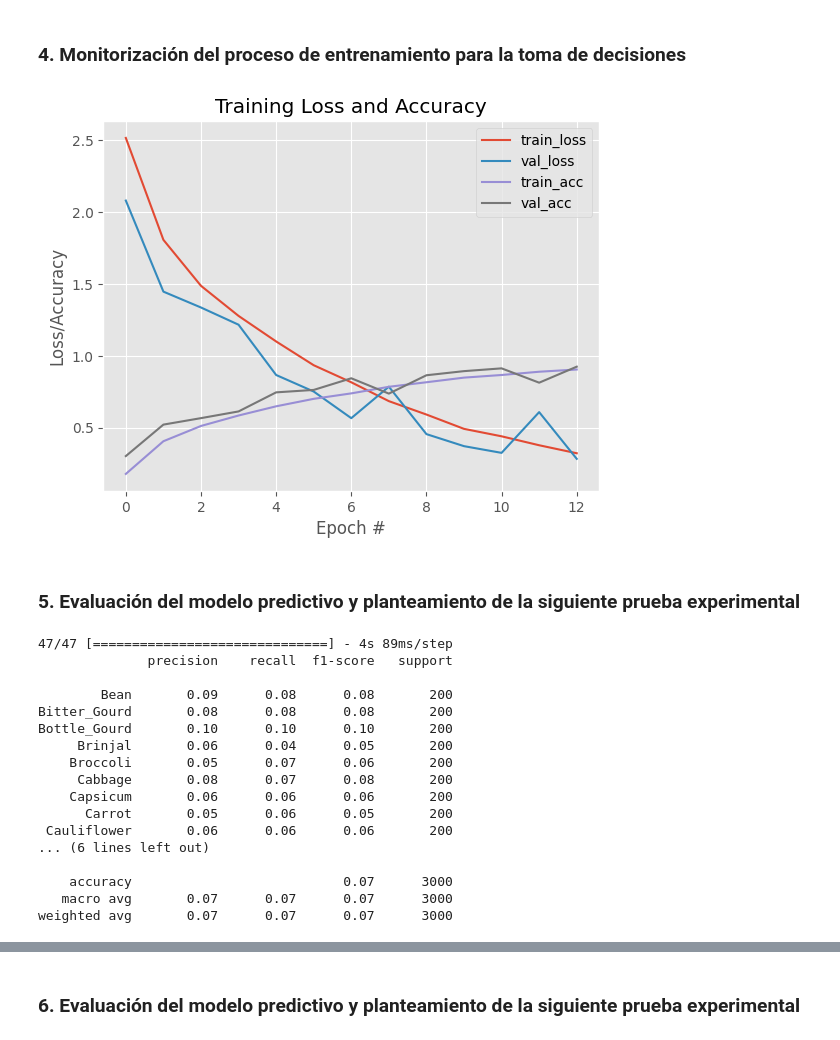
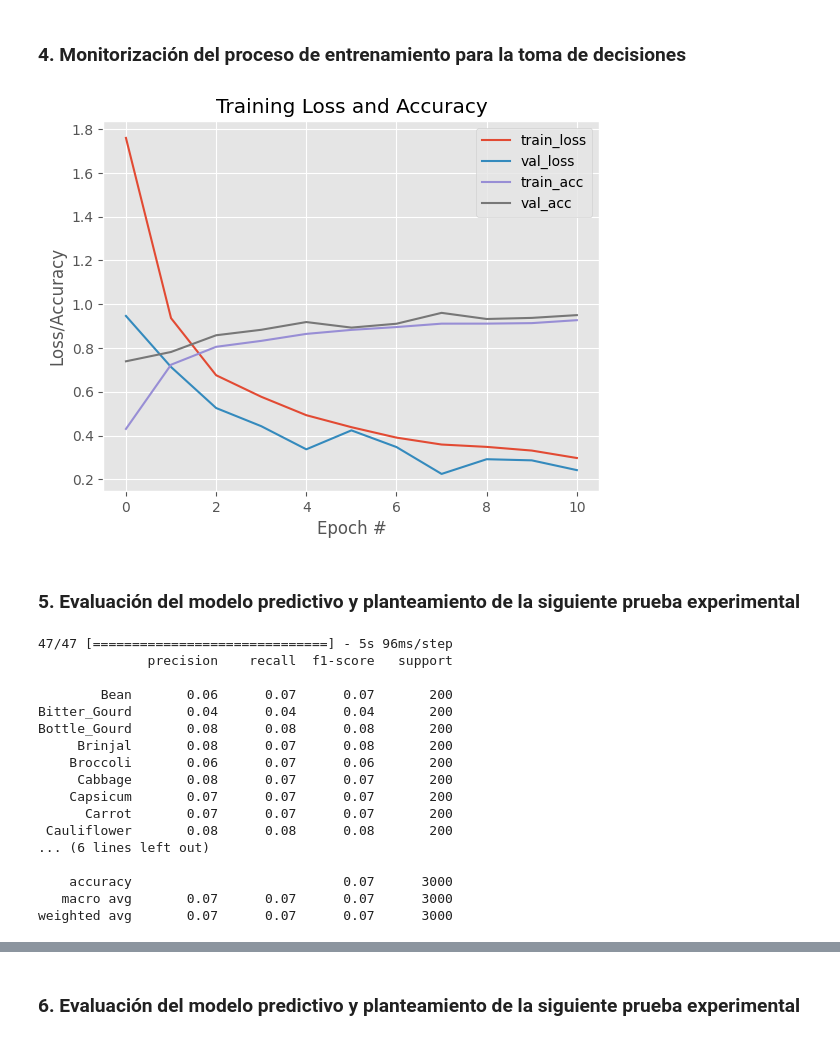
Before and after one commit to astrd/07_Redes_Neuronales, a Jupyter notebook: Proyecto_RN_PabloCegarra.ipynb, the cells around one changed output, grey strips where cells are left out. Cells and saved outputs as stored; diff of their text form; code cells hidden in the pictures.

```diff
--- a/Proyecto_RN_PabloCegarra.ipynb
+++ b/Proyecto_RN_PabloCegarra.ipynb
@@ -136,11 +136,11 @@ from tensorflow.keras.callbacks import EarlyStopping
 
 
 # Definir el factor de regularización de peso
-reg_factor = 0.0001
+reg_factor = 0.001
 # Definir la tasa de dropout
-dropout_rate = 0.0
+dropout_rate = 0.2
 # Definir la tasa de aprendizaje
-learning_rate = 0.01
+learning_rate = 0.001
 
 # Crear el modelo
 model = Sequential()
@@ -164,6 +164,8 @@ model.add(layers.Dense(15,activation='softmax'))
 
 # Definir el optimizador con la tasa de aprendizaje
 optimizer = optimizers.SGD(learning_rate)
+optimizer = optimizers.Adam(learning_rate)
+
 
 # Compilar el modelo
 model.compile(optimizer=optimizer, loss='categorical_crossentropy', metrics=['accuracy'])
@@ -239,9 +241,9 @@ def pintarGrafica(epocas, modelo):
   plt.ylabel("Loss/Accuracy")
   plt.legend()
 # %%
-pintarGrafica(13, history)
+pintarGrafica(11, history)
 # %% [output]
-[figure, old version]
+[figure, new version]
 # %% [markdown]
 ### **5. Evaluación del modelo predictivo y planteamiento de la siguiente prueba experimental**
 # %%
@@ -258,18 +260,18 @@ y_pred = np.argmax(predictions, axis=1)
 target_names = list(test_generator.class_indices.keys())
 print(classification_report(y_true, y_pred, target_names=target_names))
 # %% [output]
-47/47 [==============================] - 4s 89ms/step
+47/47 [==============================] - 5s 96ms/step
               precision    recall  f1-score   support
 
-        Bean       0.09      0.08      0.08       200
-Bitter_Gourd       0.08      0.08      0.08       200
-Bottle_Gourd       0.10      0.10      0.10       200
-     Brinjal       0.06      0.04      0.05       200
-    Broccoli       0.05      0.07      0.06       200
-     Cabbage       0.08      0.07      0.08       200
-    Capsicum       0.06      0.06      0.06       200
-      Carrot       0.05      0.06      0.05       200
- Cauliflower       0.06      0.06      0.06       200
+        Bean       0.06      0.07      0.07       200
+Bitter_Gourd       0.04      0.04      0.04       200
+Bottle_Gourd       0.08      0.08      0.08       200
+     Brinjal       0.08      0.07      0.08       200
+    Broccoli       0.06      0.07      0.06       200
+     Cabbage       0.08      0.07      0.07       200
+    Capsicum       0.07      0.07      0.07       200
+      Carrot       0.07      0.07      0.07       200
+ Cauliflower       0.08      0.08      0.08       200
 ... (6 lines left out)
 
     accuracy                           0.07      3000
```
Also changed, not shown: parts of 4 cells of this notebook.
